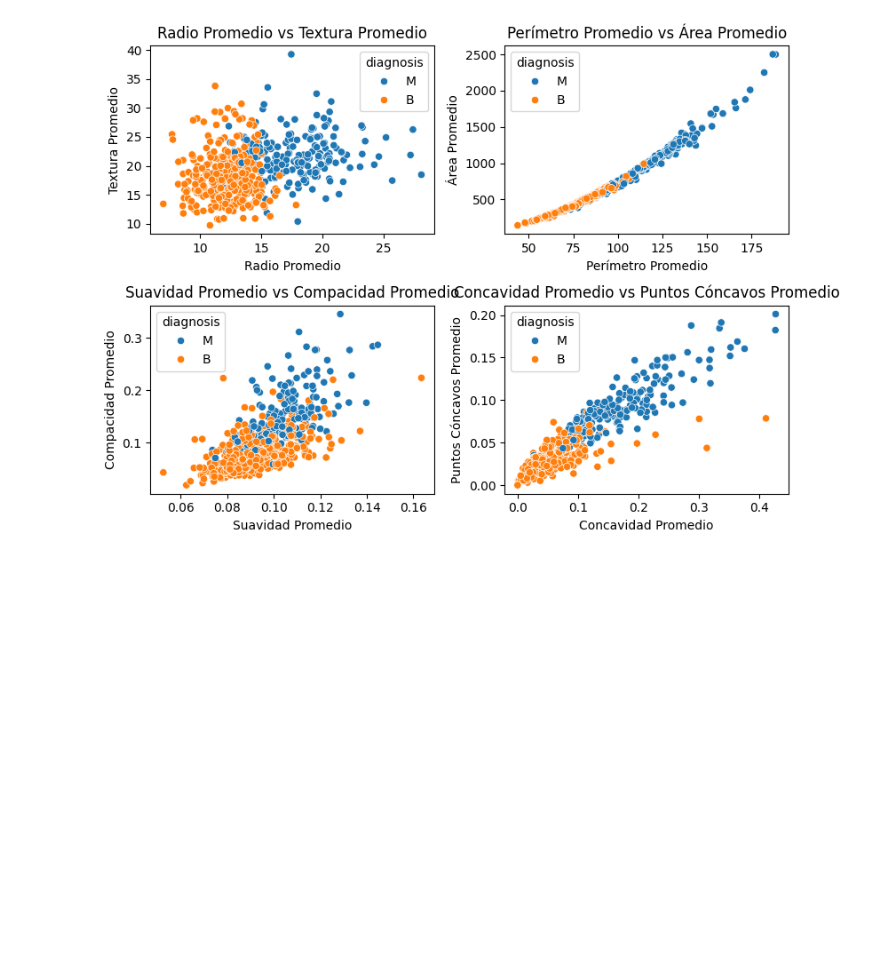
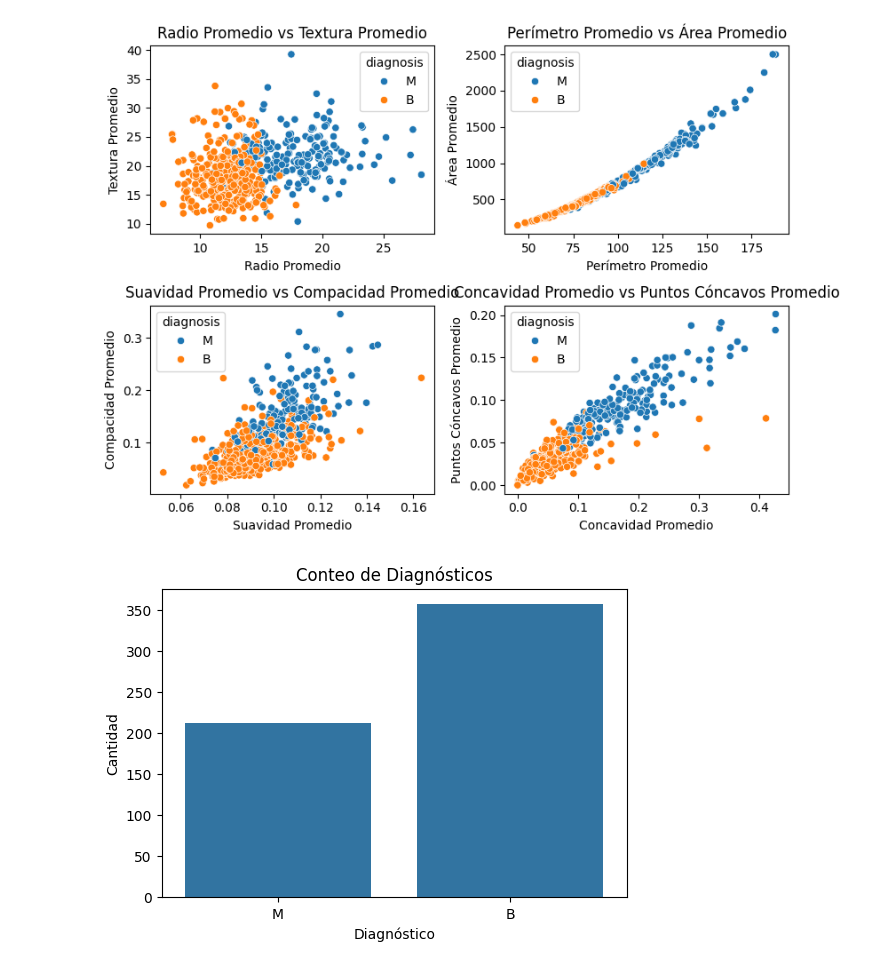
Before and after one commit to Mcps40/Dunder, a Jupyter notebook: data_Cancer.ipynb, the cells around one changed output. Cells and saved outputs as stored; diff of their text form; code cells hidden in the pictures; blank space fills up the shorter version.

```diff
--- a/data_Cancer.ipynb
+++ b/data_Cancer.ipynb
@@ -148,3 +159,15 @@ plt.tight_layout()
 plt.show()
 # %% [output]
 [figure]
+# %%
+import seaborn as sns
+import matplotlib.pyplot as plt
+
+plt.figure(figsize=(6, 4))
+sns.countplot(x='diagnosis', data=data)
+plt.title('Conteo de Diagnósticos')
+plt.xlabel('Diagnóstico')
+plt.ylabel('Cantidad')
+plt.show()
+# %% [output]
+[figure, added]
```
Also changed, not shown: parts of 3 cells of this notebook.
